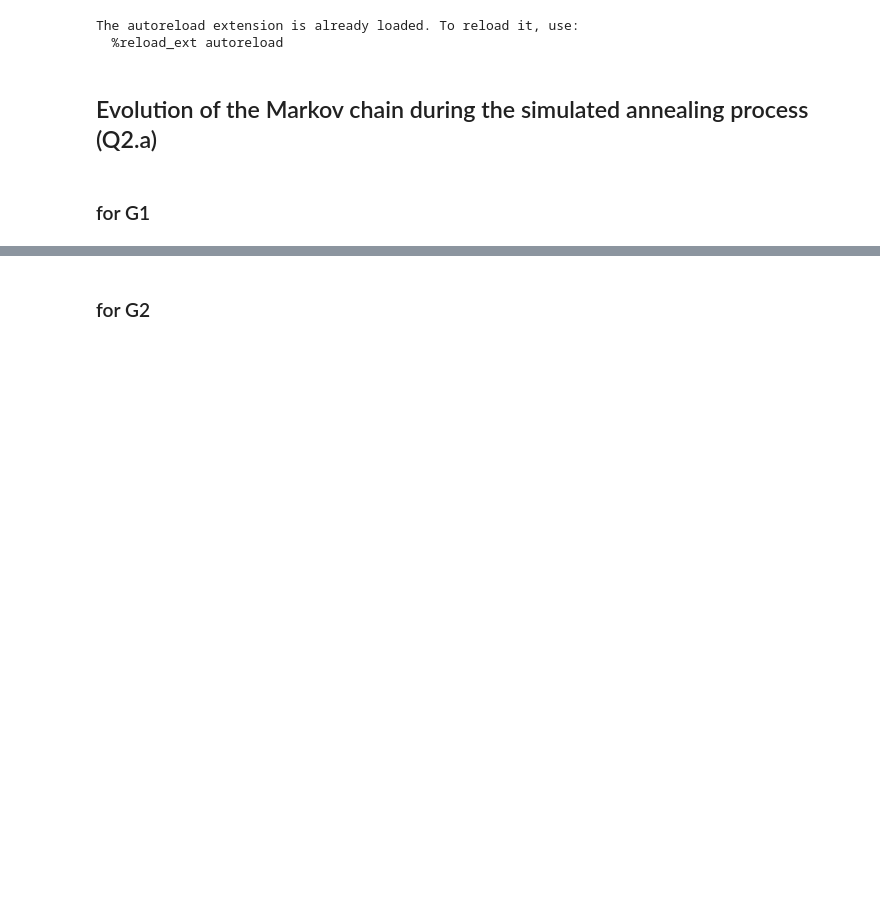
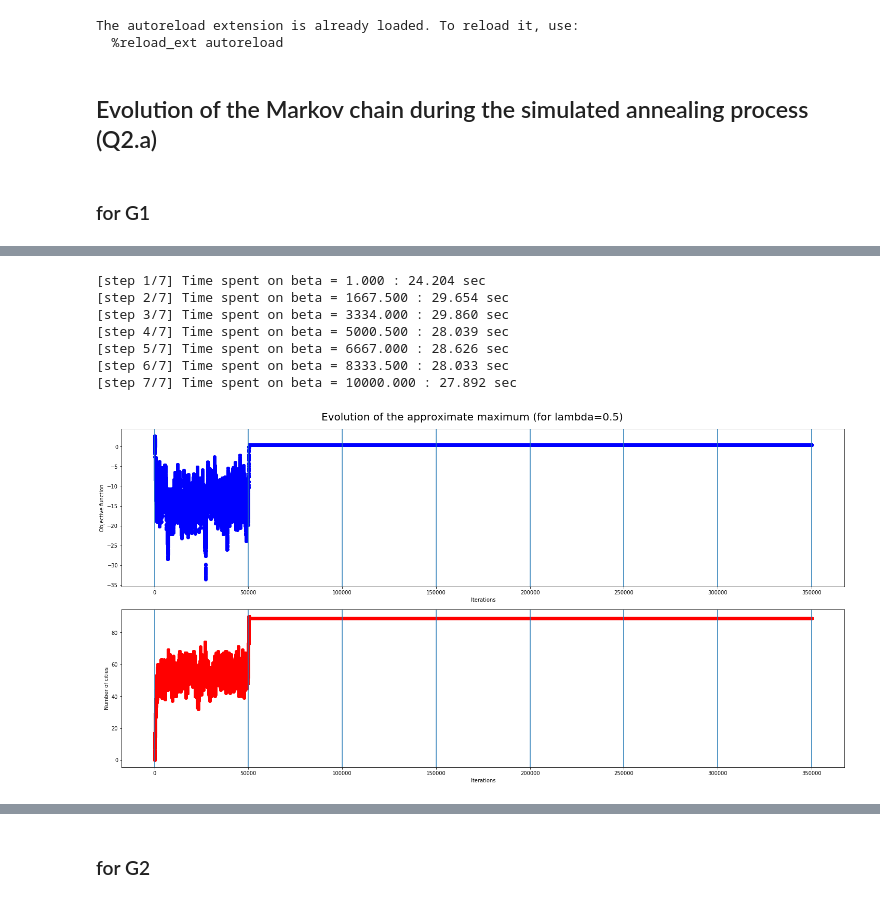
Before and after one commit to riccardocadei/Metropolis-Hastings-for-optimization, a Jupyter notebook: NewMain_anita.ipynb, the cells around one changed output, grey strips where cells are left out. Saved outputs shown, nothing was run; the diff lists cells and outputs as text; code cells hidden in the pictures; blank space fills up the shorter version.

```diff
--- a/NewMain_anita.ipynb
+++ b/NewMain_anita.ipynb
@@ -18,0 +38,13 @@ The autoreload extension is already loaded. To reload it, use:
+# %%
+n_iter = 50000
+betas = np.linspace(1, 10**4, 7)
+S_approx = simulated_annealing(starting_state, betas, n_iter, lambda_, data, verbose=True, plot=True)
+# %% [output]
+[step 1/7] Time spent on beta = 1.000 : 24.204 sec
+[step 2/7] Time spent on beta = 1667.500 : 29.654 sec
+[step 3/7] Time spent on beta = 3334.000 : 29.860 sec
+[step 4/7] Time spent on beta = 5000.500 : 28.039 sec
+[step 5/7] Time spent on beta = 6667.000 : 28.626 sec
+[step 6/7] Time spent on beta = 8333.500 : 28.033 sec
+[step 7/7] Time spent on beta = 10000.000 : 27.892 sec
+[figure, added]
```
Also changed, not shown: parts of 13 cells of this notebook, 2 other files.
